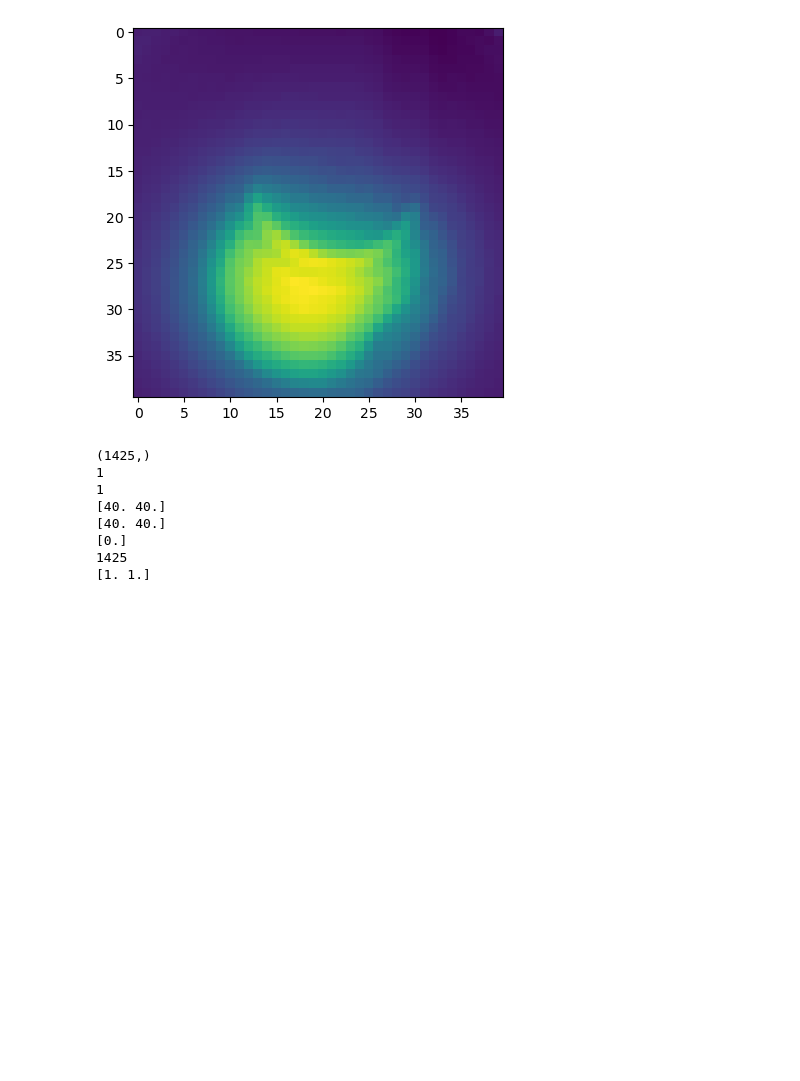
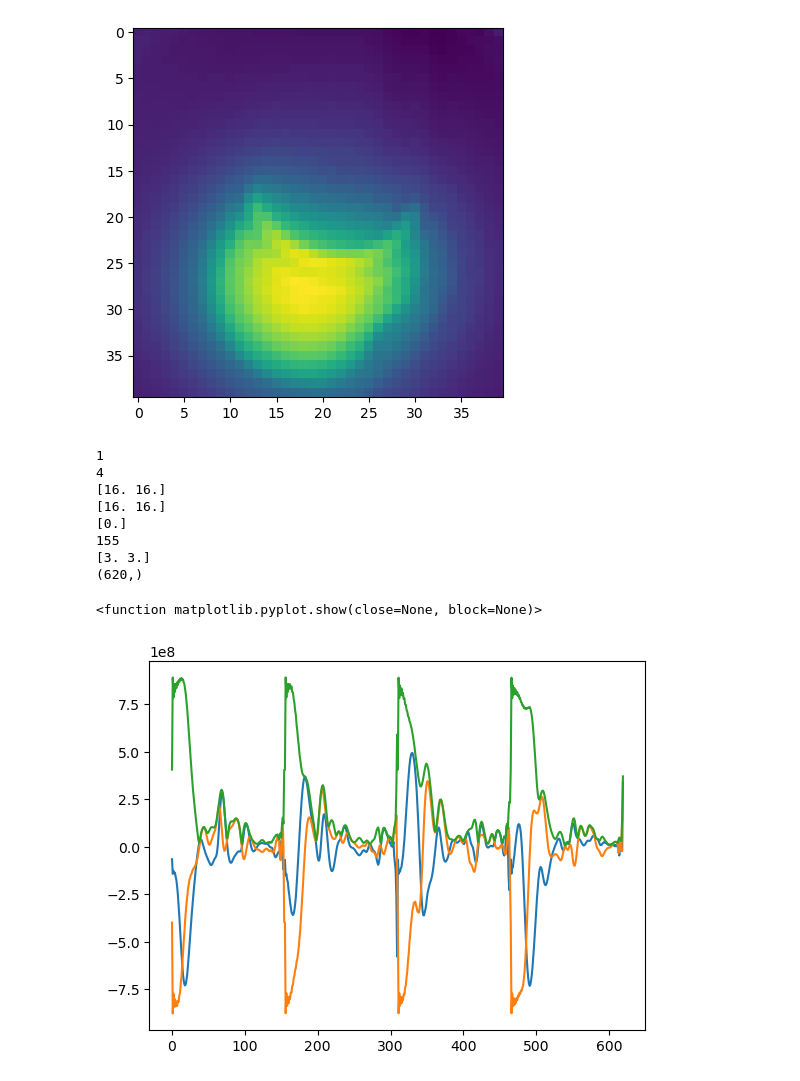
Before and after one commit to Xiao-JI-94158/pyHydra, a Jupyter notebook: spiralTest.ipynb, the cells around one changed output. Cells and saved outputs as stored; diff of their text form; code cells hidden in the pictures; blank space fills up the shorter version.

Commit message:
Changes to be committed:     modified:   spiralTest.ipynb     Updated attempts to make 3d pynufft recon - Failed for the moment

```diff
--- a/spiralTest.ipynb
+++ b/spiralTest.ipynb
@@ -164,21 +173,35 @@ plt.show()
 # %% [output]
 (1425,) (1426, 2)
 [figure]
-# %%
-print(np.shape(FID))
-print((a.dataset['PARAM']['method'][0]['PVM_NRepetitions']))
-print((a.dataset['PARAM']['method'][0]['PVM_SpiralNbOfInterleaves']))
-print((a.dataset['PARAM']['method'][0]['PVM_Matrix']))
-print((a.dataset['PARAM']['method'][0]['PVM_EncMatrix']))
-print((a.dataset['PARAM']['method'][0]['PVM_EncSteps2']))
-print((a.dataset['PARAM']['method'][0]['PVM_SpiralNbOfAcqPoints']))
-print((a.dataset['PARAM']['method'][0]['PVM_SpatResol']))
-# %% [output]
-(1425,)
-1
-1
-[40. 40.]
-[40. 40.]
-[0.]
-1425
-[1. 1.]
+# %%
+raw_path = "./TestData/BrukerPV360/Spiral2d4Intlv"
+
+Spiral2d4Intlv = BrukerPV360Exp(raw_path, is_verbose=False)
+
+FID = Spiral2d4Intlv.dataset['DATA']['rawdata'][0]
+
+
+print((Spiral2d4Intlv.dataset['PARAM']['method'][0]['PVM_NRepetitions']))
+print((Spiral2d4Intlv.dataset['PARAM']['method'][0]['PVM_SpiralNbOfInterleaves']))
+print((Spiral2d4Intlv.dataset['PARAM']['method'][0]['PVM_Matrix']))
+print((Spiral2d4Intlv.dataset['PARAM']['method'][0]['PVM_EncMatrix']))
+print((Spiral2d4Intlv.dataset['PARAM']['method'][0]['PVM_EncSteps2']))
+print((Spiral2d4Intlv.dataset['PARAM']['method'][0]['PVM_SpiralNbOfAcqPoints']))
+print((Spiral2d4Intlv.dataset['PARAM']['method'][0]['PVM_SpatResol']))
+print(np.shape(FID))
+
+plt.plot(np.real(FID))
+plt.plot(np.imag(FID))
+plt.plot(np.abs(FID))
+plt.show
+# %% [output]
+1
+4
+[16. 16.]
+[16. 16.]
+[0.]
+155
+[3. 3.]
+(620,)
+<function matplotlib.pyplot.show(close=None, block=None)>
+[figure, added]
```
Also changed, not shown: parts of 14 cells of this notebook.
